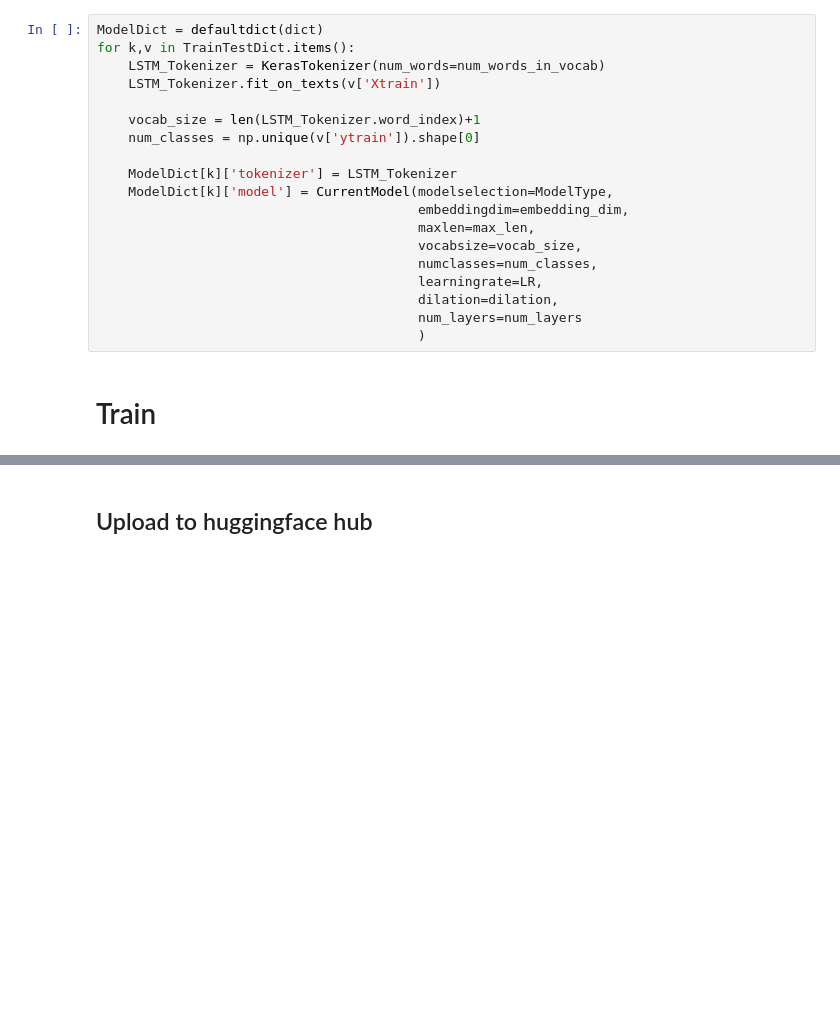
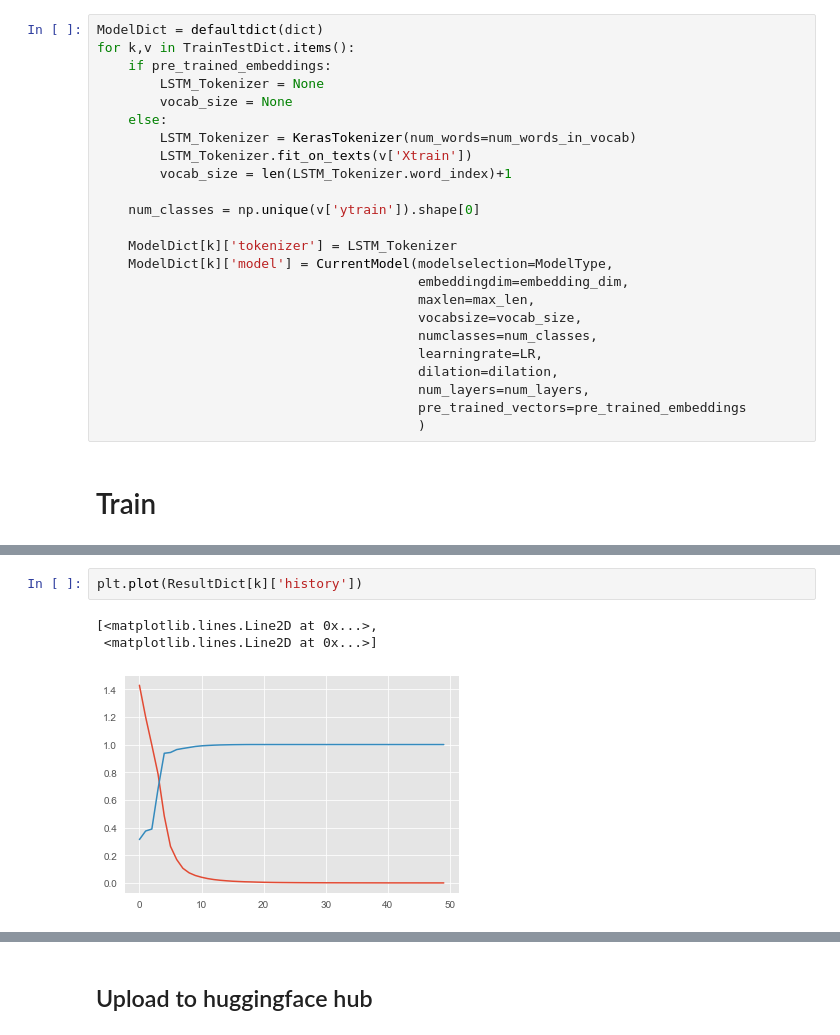
Before and after one commit to umcu/EchoLabeler, a Jupyter notebook: notebooks/Echo_project_documentClassification_biLSTM.ipynb, the cells around one changed output, grey strips where cells are left out. Cells and saved outputs as stored; diff of their text form; blank space fills up the shorter version.

Commit message:
WIP CBOW, adding cleaning steps to biLSTM, adding deabbreviator

```diff
--- a/notebooks/Echo_project_documentClassification_biLSTM.ipynb
+++ b/notebooks/Echo_project_documentClassification_biLSTM.ipynb
@@ -259,10 +414,14 @@ elif Splitting == 'CV':
 # %%
 ModelDict = defaultdict(dict)
 for k,v in TrainTestDict.items():
-    LSTM_Tokenizer = KerasTokenizer(num_words=num_words_in_vocab)
-    LSTM_Tokenizer.fit_on_texts(v['Xtrain'])
+    if pre_trained_embeddings:
+        LSTM_Tokenizer = None
+        vocab_size = None
+    else:
+        LSTM_Tokenizer = KerasTokenizer(num_words=num_words_in_vocab)
+        LSTM_Tokenizer.fit_on_texts(v['Xtrain'])
+        vocab_size = len(LSTM_Tokenizer.word_index)+1
 
-    vocab_size = len(LSTM_Tokenizer.word_index)+1
     num_classes = np.unique(v['ytrain']).shape[0]
 
     ModelDict[k]['tokenizer'] = LSTM_Tokenizer
@@ -273,7 +432,8 @@ for k,v in TrainTestDict.items():
                                          numclasses=num_classes,
                                          learningrate=LR,
                                          dilation=dilation,
-                                         num_layers=num_layers
+                                         num_layers=num_layers,
+                                         pre_trained_vectors=pre_trained_embeddings
                                          )
 # %% [markdown]
 # Train
@@ -337,0 +545,6 @@ plt.legend(loc='best')
+# %%
+plt.plot(ResultDict[k]['history'])
+# %% [output]
+[<matplotlib.lines.Line2D at 0x...>,
+ <matplotlib.lines.Line2D at 0x...>]
+[figure, added]
```
Also changed, not shown: parts of 34 cells of this notebook, 5 other files.
